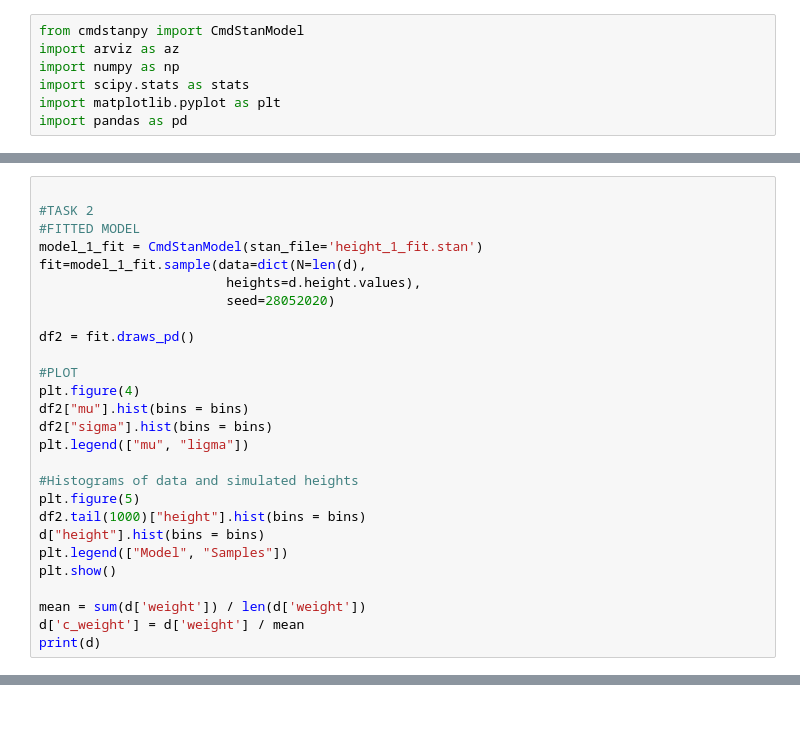
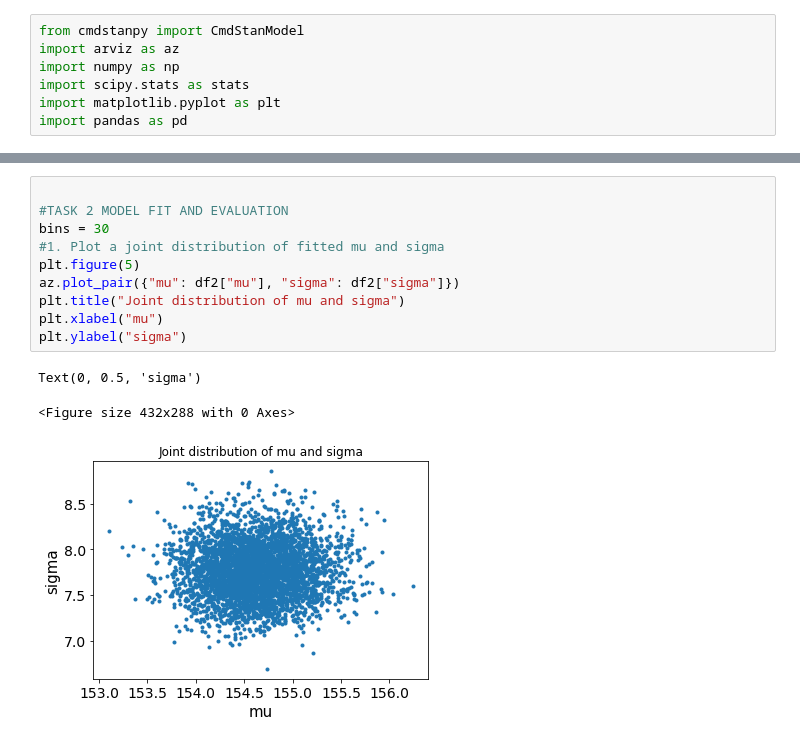
Before and after one commit to Brudzisz/Brudzisz_data_analytics, a Jupyter notebook: lab4/lab4.ipynb, the cells around one changed output, grey strips where cells are left out. Cells and saved outputs as stored; diff of their text form; blank space fills up the shorter version.

```diff
--- a/lab4/lab4.ipynb
+++ b/lab4/lab4.ipynb
@@ -69,27 +83,0 @@ INFO:cmdstanpy:CmdStan done processing.
-# %%
-
-#TASK 2
-#FITTED MODEL
-model_1_fit = CmdStanModel(stan_file='height_1_fit.stan')
-fit=model_1_fit.sample(data=dict(N=len(d),
-                        heights=d.height.values),
-                        seed=28052020)
-
-df2 = fit.draws_pd()
-
-#PLOT
-plt.figure(4)
-df2["mu"].hist(bins = bins)
-df2["sigma"].hist(bins = bins)
-plt.legend(["mu", "ligma"])
-
-#Histograms of data and simulated heights
-plt.figure(5)
-df2.tail(1000)["height"].hist(bins = bins)
-d["height"].hist(bins = bins)
-plt.legend(["Model", "Samples"])
-plt.show()
-
-mean = sum(d['weight']) / len(d['weight'])
-d['c_weight'] = d['weight'] / mean
-print(d)
@@ -125,0 +127,14 @@ INFO:cmdstanpy:CmdStan done processing.
+# %%
+
+#TASK 2 MODEL FIT AND EVALUATION
+bins = 30
+#1. Plot a joint distribution of fitted mu and sigma
+plt.figure(5)
+az.plot_pair({"mu": df2["mu"], "sigma": df2["sigma"]})
+plt.title("Joint distribution of mu and sigma")
+plt.xlabel("mu")
+plt.ylabel("sigma")
+# %% [output]
+Text(0, 0.5, 'sigma')
+<Figure size 432x288 with 0 Axes>
+[figure, added]
```
Also changed, not shown: parts of 14 cells of this notebook.
